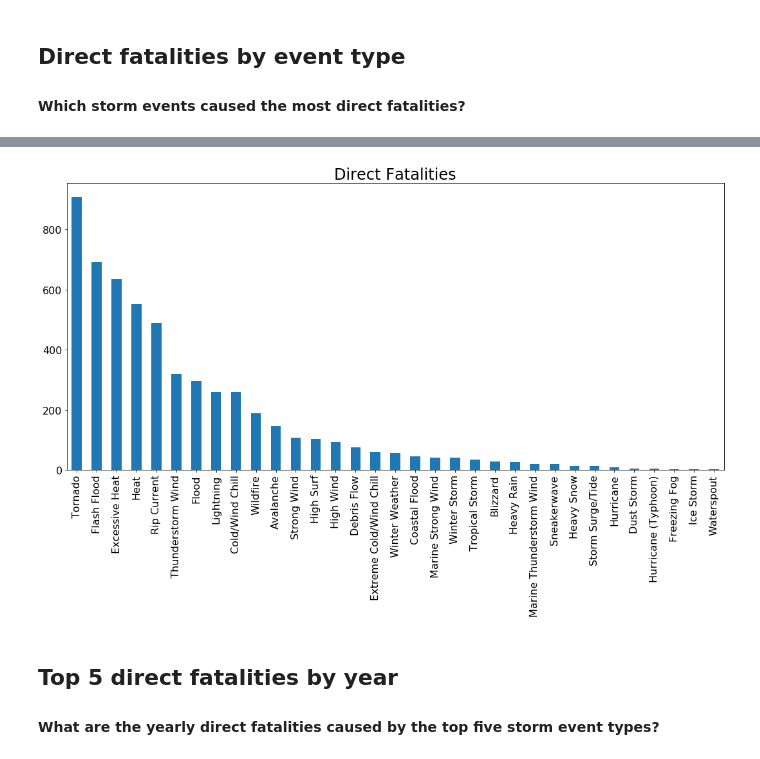
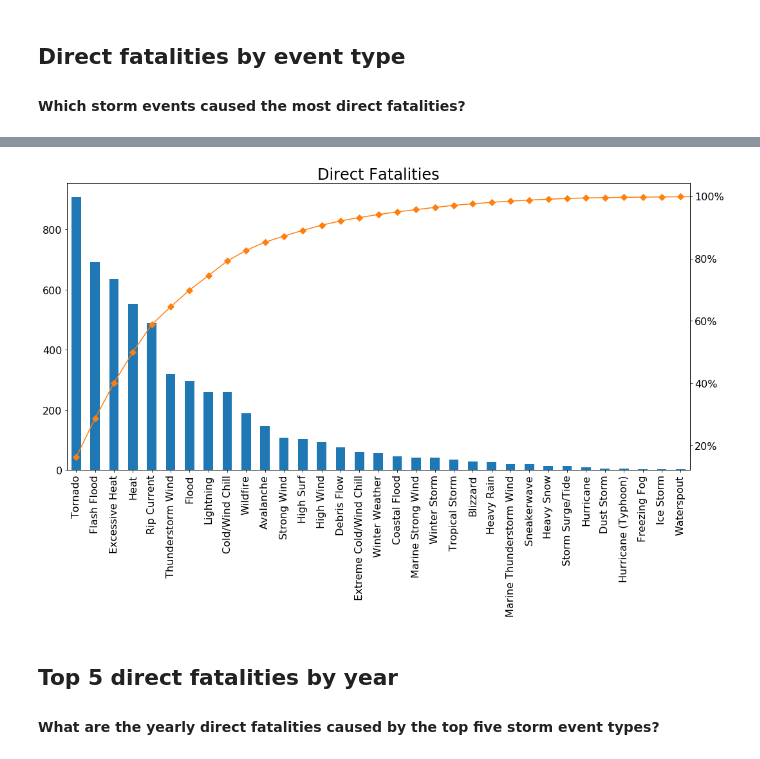
Before and after one commit to alwz1/storm-events, a Jupyter notebook: storm_events.ipynb, the cells around one changed output, grey strips where cells are left out. Cells and saved outputs as stored; diff of their text form; code cells hidden in the pictures.

Commit message:
added Pareto charts

```diff
--- a/storm_events.ipynb
+++ b/storm_events.ipynb
@@ -152,6 +153,8 @@ def fatality(col_name):
 #### Which storm events caused the most direct fatalities?
 # %%
 df_fatalityD_event = fatality('EVENT_TYPE').sort_values('DEATHS_DIRECT', ascending = False)
+df_fatalityD_event['cumpercentage'] = df_fatalityD_event['DEATHS_DIRECT']\
+                                      .cumsum() / df_fatalityD_event['DEATHS_DIRECT'].sum()*100
 # %%
 df_fatalityD_event[:10]
 # %% [output]
@@ -182,15 +205,24 @@ The total direct fatality is 5568.
 # %%
 # create and save direct_fatalities bar plot
+
 fig, axs = plt.subplots(figsize=(15,10))
 df_fatalityD_event['DEATHS_DIRECT'][:33].plot(kind = 'bar')
 axs.set_title('Direct Fatalities', fontsize=24)
 axs.set_xlabel('',fontsize=16)
 plt.xticks(fontsize=16)
 plt.yticks(fontsize=16)
 plt.tight_layout() # to make sure that the ticks are not cut off
+
+axs2 = axs.twinx()
+axs2.yaxis.set_major_formatter(PercentFormatter())
+axs2.plot(df_fatalityD_event.index, df_fatalityD_event['cumpercentage'],
+         color="C1", marker="D", ms=7)
+plt.xticks(fontsize=16)
+plt.yticks(fontsize=16)
+plt.tight_layout()
 fig.savefig('direct_fatalities.png')
 # %% [output]
-[figure, old version]
+[figure, new version]
 # %%
 top5_events = ['Tornado', 'Flash Flood', 'Excessive Heat', 'Heat', 'Rip Current']
 # %% [markdown]
```
Also changed, not shown: parts of 9 cells of this notebook.
